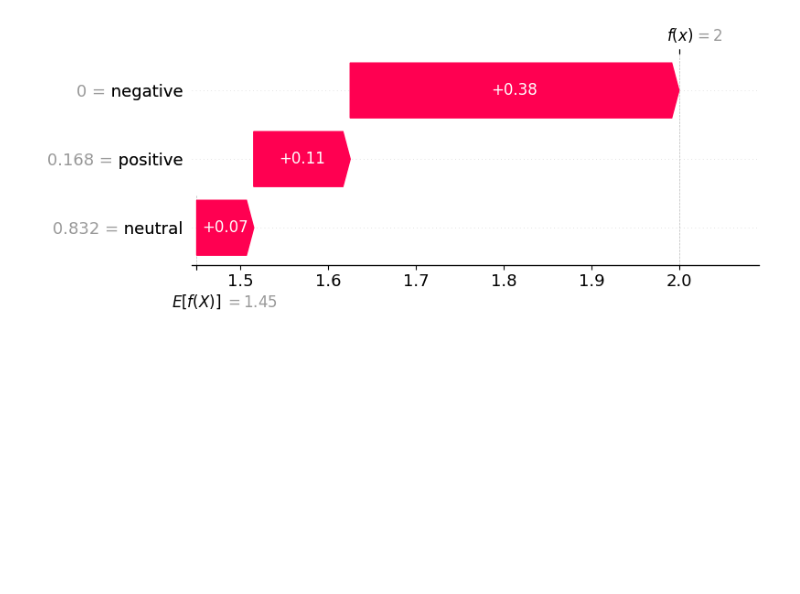
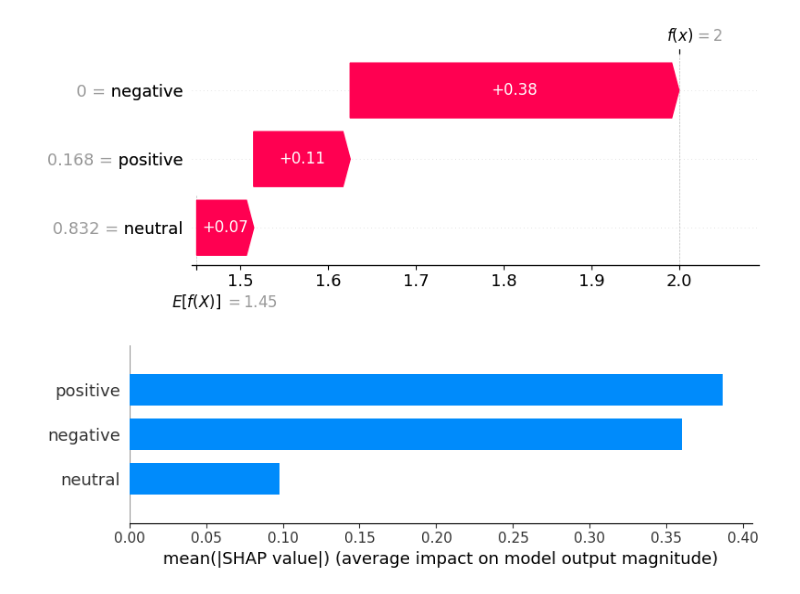
Before and after one commit to KarolKozlowski22/MIO_projekt2024, a Jupyter notebook: modelNLP.ipynb, the cells around one changed output. Drawn from its saved outputs; the diff is of its cells as text; code cells hidden in the pictures; blank space fills up the shorter version.

Commit message:
Extending shap analysis

```diff
--- a/modelNLP.ipynb
+++ b/modelNLP.ipynb
@@ -128,3 +128,7 @@ shap.plots.beeswarm(shap_values)
 shap.plots.waterfall(shap_values[0])
 # %% [output]
 [figure]
+# %%
+shap.summary_plot(shap_values, X_test, plot_type="bar")
+# %% [output]
+[figure, added]
```
Also changed, not shown: parts of 2 cells of this notebook, 1 other file.
